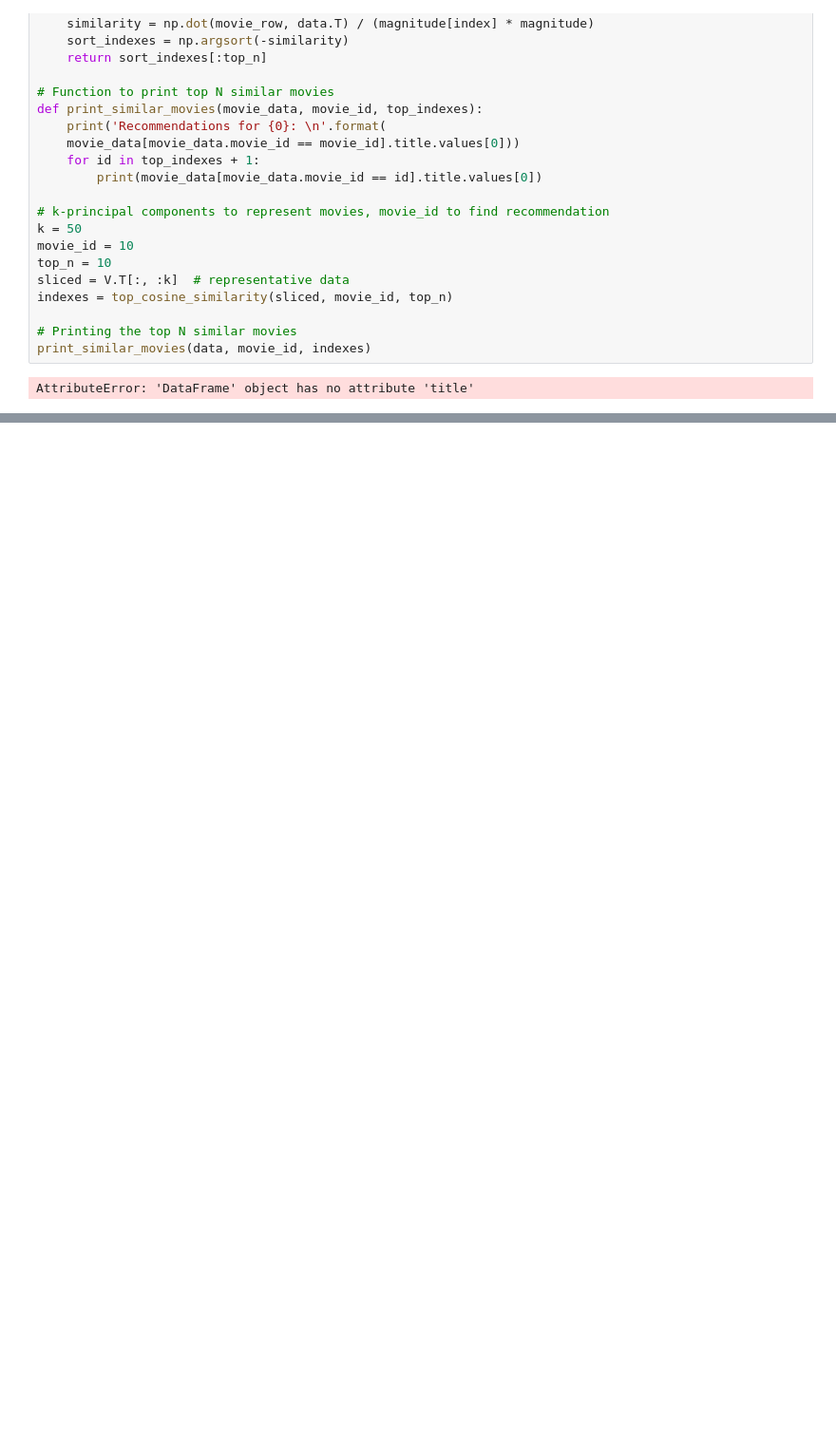
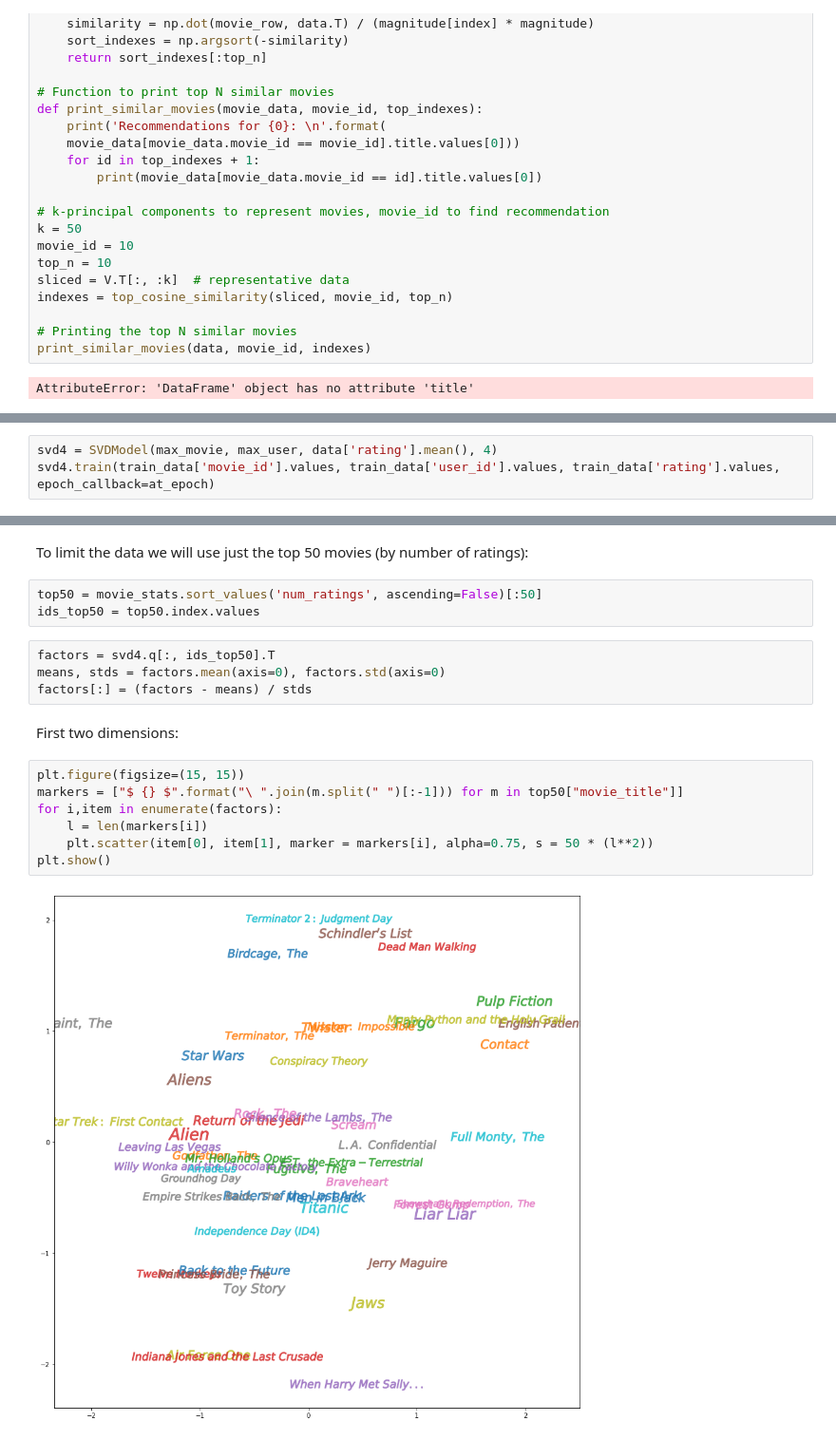
Before and after one commit to Romilchouhan/recommender_system, a Jupyter notebook: rec_systems_project/Recommender_system.ipynb, the cells around one changed output, grey strips where cells are left out. Shown: that part at 95% size. Saved outputs shown, nothing was run; the diff lists cells and outputs as text; blank space fills up the shorter version.

```diff
--- a/rec_systems_project/Recommender_system.ipynb
+++ b/rec_systems_project/Recommender_system.ipynb
@@ -509,0 +523,3 @@ AttributeError: 'DataFrame' object has no attribute 'title'
+# %%
+svd4 = SVDModel(max_movie, max_user, data['rating'].mean(), 4)
+svd4.train(train_data['movie_id'].values, train_data['user_id'].values, train_data['rating'].values, epoch_callback=at_epoch)
@@ -509,0 +547,20 @@ AttributeError: 'DataFrame' object has no attribute 'title'
+# %% [markdown]
+To limit the data we will use just the top 50 movies (by number of ratings):
+# %%
+top50 = movie_stats.sort_values('num_ratings', ascending=False)[:50]
+ids_top50 = top50.index.values
+# %%
+factors = svd4.q[:, ids_top50].T
+means, stds = factors.mean(axis=0), factors.std(axis=0)
+factors[:] = (factors - means) / stds
+# %% [markdown]
+First two dimensions:
+# %%
+plt.figure(figsize=(15, 15))
+markers = ["$ {} $".format("\ ".join(m.split(" ")[:-1])) for m in top50["movie_title"]]
+for i,item in enumerate(factors):
+    l = len(markers[i])
+    plt.scatter(item[0], item[1], marker = markers[i], alpha=0.75, s = 50 * (l**2))
+plt.show()
+# %% [output]
+[figure, added]
```
Also changed, not shown: parts of 24 cells of this notebook.
